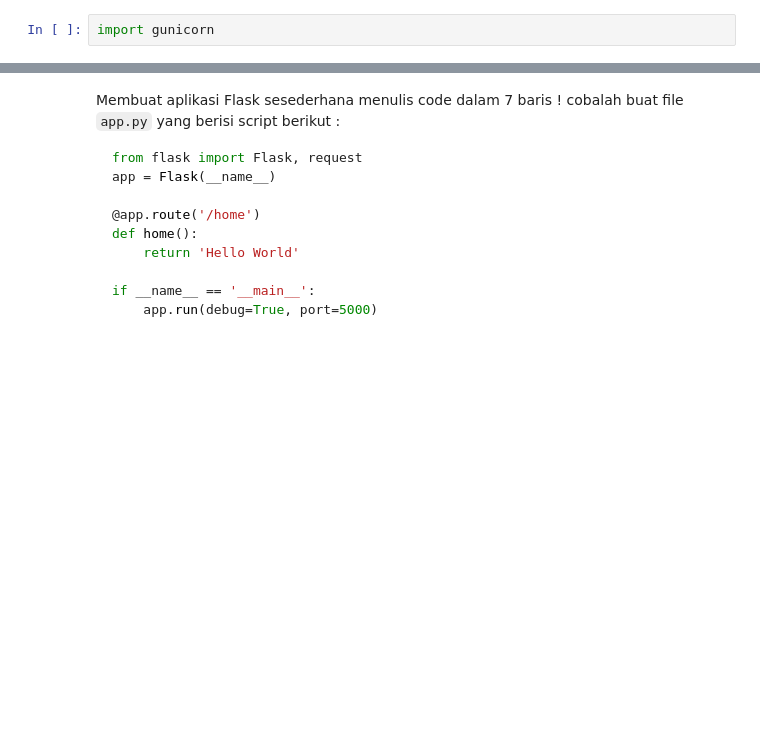
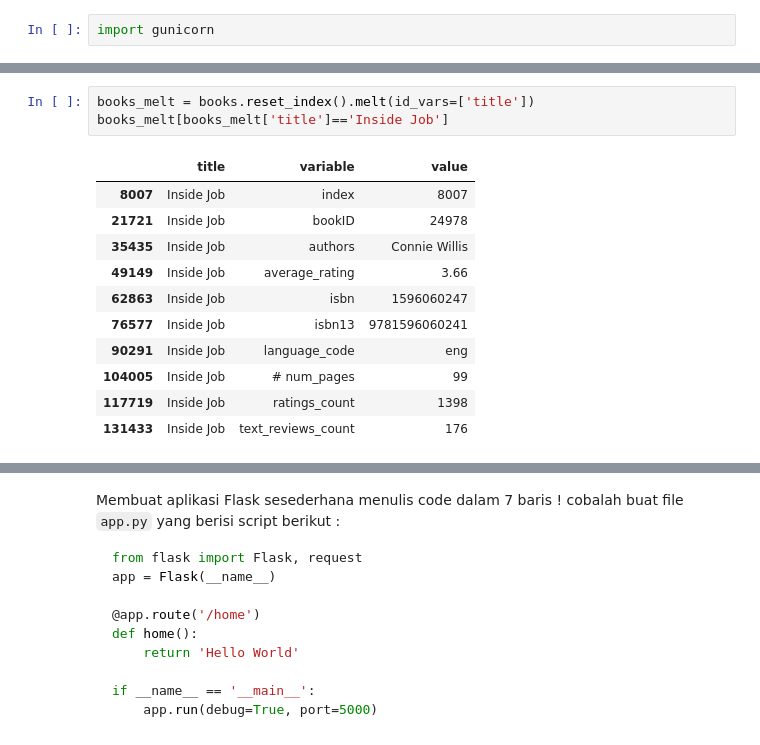
Before and after one commit to mia-mike/capstone_API, a Jupyter notebook: Capstone Guideline.ipynb, the cells around one changed output, grey strips where cells are left out. Drawn from its saved outputs; the diff is of its cells as text; blank space fills up the shorter version.

```diff
--- a/Capstone Guideline.ipynb
+++ b/Capstone Guideline.ipynb
@@ -43,0 +73,15 @@ import gunicorn
+# %%
+books_melt = books.reset_index().melt(id_vars=['title'])
+books_melt[books_melt['title']=='Inside Job']
+# %% [output]
+|  | title | variable | value |
+| 8007 | Inside Job | index | 8007 |
+| 21721 | Inside Job | bookID | 24978 |
+| 35435 | Inside Job | authors | Connie Willis |
+| 49149 | Inside Job | average_rating | 3.66 |
+| 62863 | Inside Job | isbn | 1596060247 |
+| 76577 | Inside Job | isbn13 | 9781596060241 |
+| 90291 | Inside Job | language_code | eng |
+| 104005 | Inside Job | # num_pages | 99 |
+| 117719 | Inside Job | ratings_count | 1398 |
+| 131433 | Inside Job | text_reviews_count | 176 |
```
Also changed, not shown: parts of 14 cells of this notebook, 3 other files.
